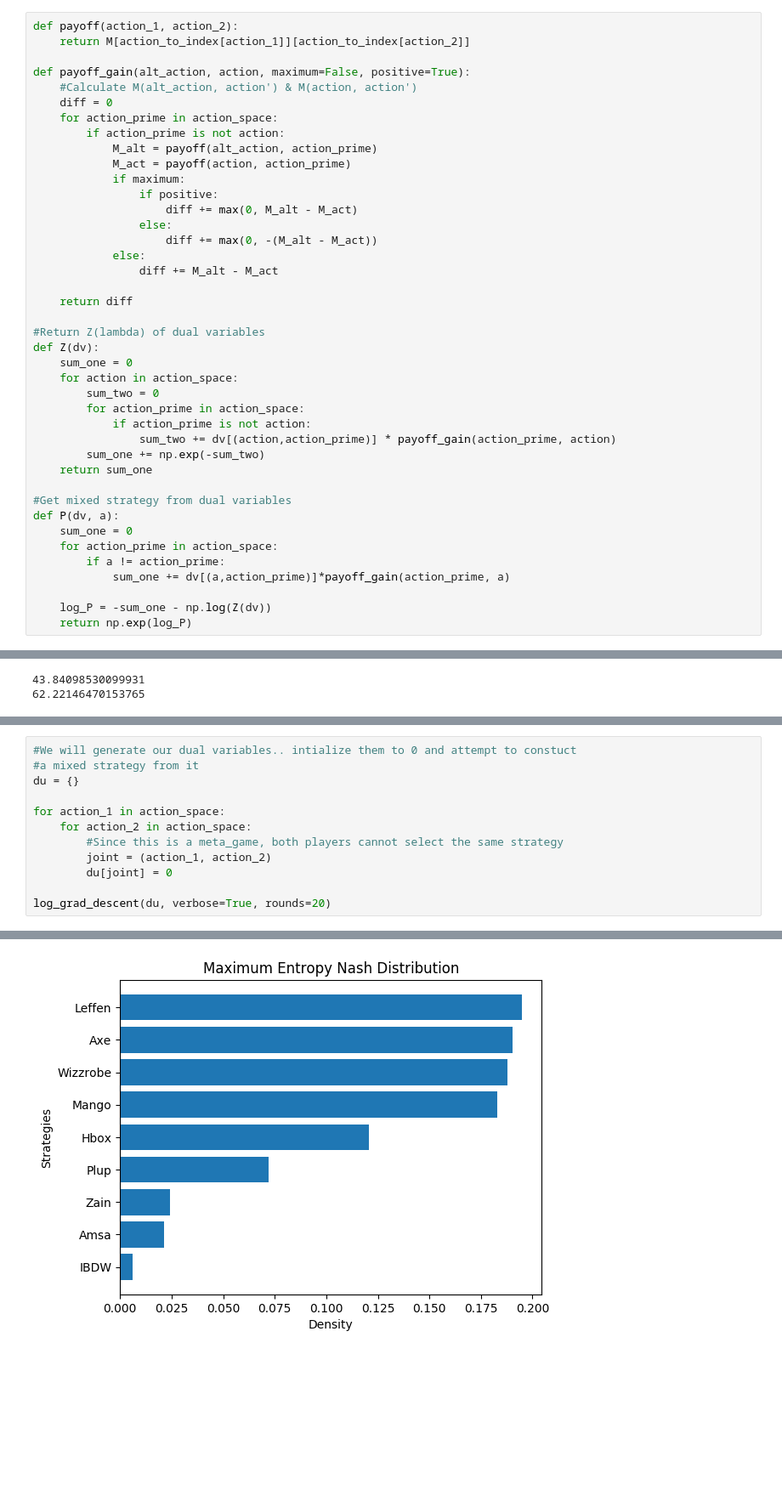
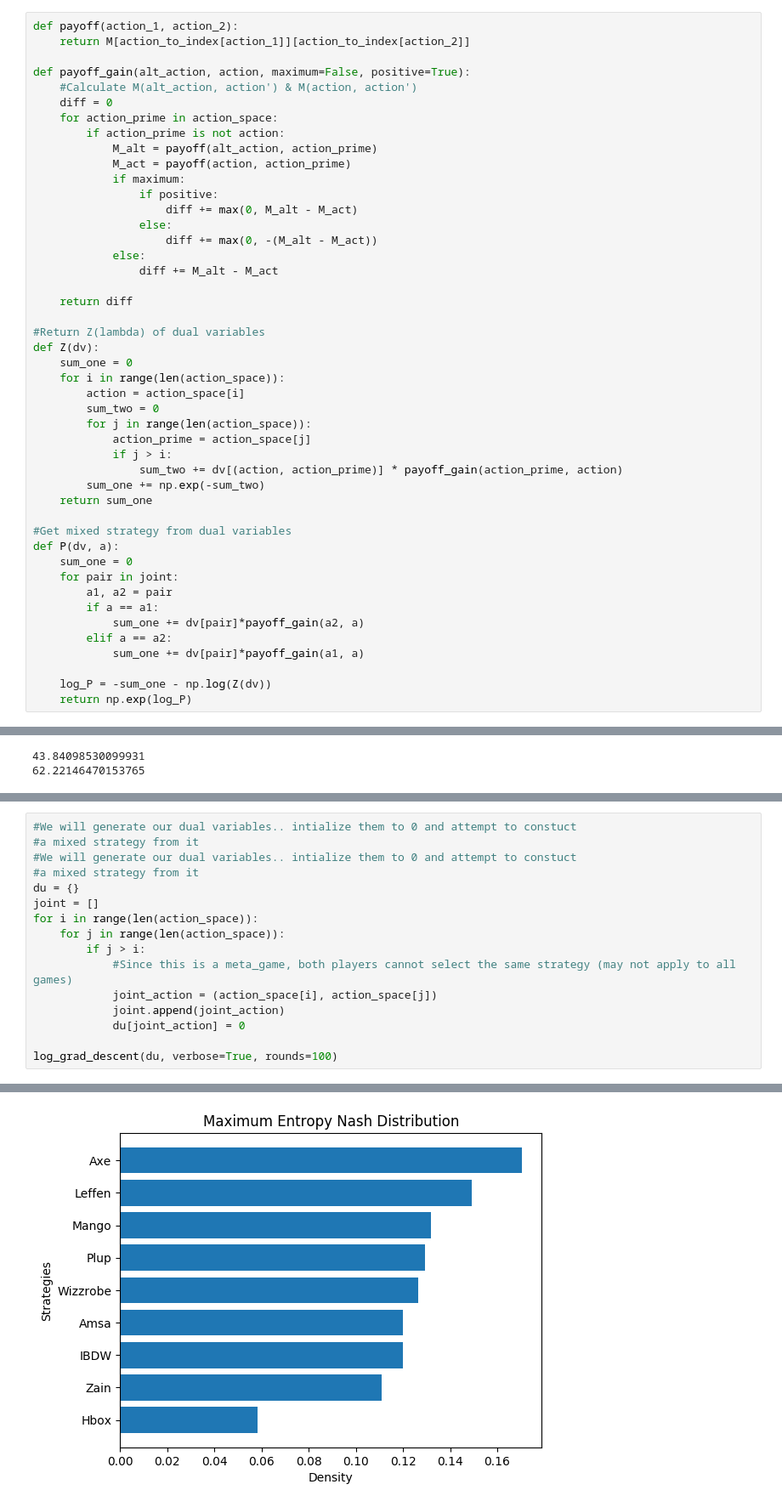
Before and after one commit to PhilipFelizarta/Maxent-Nash-Implementation, a Jupyter notebook: Maxent Nash.ipynb, the cells around one changed output, grey strips where cells are left out. Shown at 85% size. Saved outputs shown, nothing was run; the diff lists cells and outputs as text; blank space fills up the shorter version.

Commit message:
Fixed duplication of dual variables

```diff
--- a/Maxent Nash.ipynb
+++ b/Maxent Nash.ipynb
@@ -137,20 +144,25 @@ def payoff_gain(alt_action, action, maximum=False, positive=True):
 #Return Z(lambda) of dual variables
 def Z(dv):
     sum_one = 0
-    for action in action_space:
+    for i in range(len(action_space)):
+        action = action_space[i]
         sum_two = 0
-        for action_prime in action_space:
-            if action_prime is not action:
-                sum_two += dv[(action,action_prime)] * payoff_gain(action_prime, action)
+        for j in range(len(action_space)):
+            action_prime = action_space[j]
+            if j > i:
+                sum_two += dv[(action, action_prime)] * payoff_gain(action_prime, action)
         sum_one += np.exp(-sum_two)
     return sum_one
 
 #Get mixed strategy from dual variables
 def P(dv, a):
     sum_one = 0
-    for action_prime in action_space:
-        if a != action_prime:
-            sum_one += dv[(a,action_prime)]*payoff_gain(action_prime, a)
+    for pair in joint:
+        a1, a2 = pair
+        if a == a1:
+            sum_one += dv[pair]*payoff_gain(a2, a)
+        elif a == a2:
+            sum_one += dv[pair]*payoff_gain(a1, a)
 
     log_P = -sum_one - np.log(Z(dv))
     return np.exp(log_P)
@@ -299,14 +309,18 @@ def log_grad_descent(dv, rounds=10, verbose=True):
 # %%
 #We will generate our dual variables.. intialize them to 0 and attempt to constuct
 #a mixed strategy from it
+#We will generate our dual variables.. intialize them to 0 and attempt to constuct
+#a mixed strategy from it
 du = {}
+joint = []
+for i in range(len(action_space)):
+    for j in range(len(action_space)):
+        if j > i:
+            #Since this is a meta_game, both players cannot select the same strategy (may not apply to all games)
+            joint_action = (action_space[i], action_space[j])
+            joint.append(joint_action)
+            du[joint_action] = 0
 
-for action_1 in action_space:
-    for action_2 in action_space:
-        #Since this is a meta_game, both players cannot select the same strategy
-        joint = (action_1, action_2)
-        du[joint] = 0
-
-log_grad_descent(du, verbose=True, rounds=20)
+log_grad_descent(du, verbose=True, rounds=100)
 # %% [output]
 Iteration  0
@@ -318,3 +332,3 @@ Iteration  2
 Iteration  3
-[figure, old version]
+[figure, new version]
 Iteration  4
```
Also changed, not shown: parts of 5 cells of this notebook.
